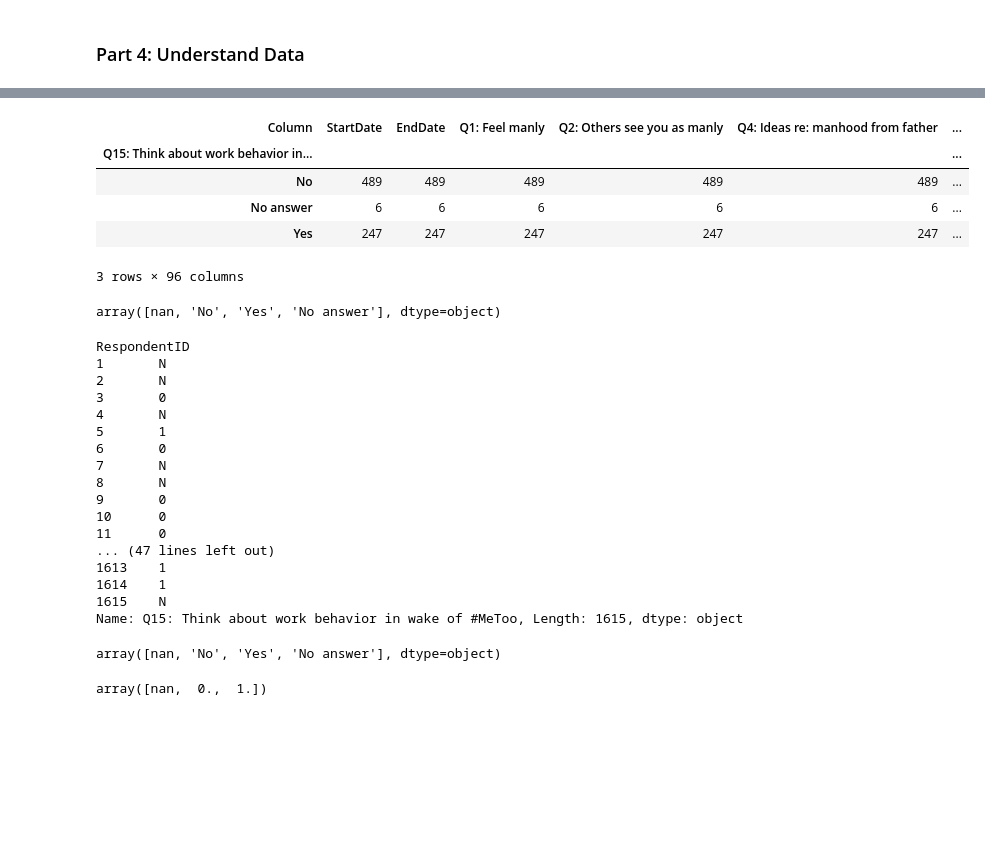
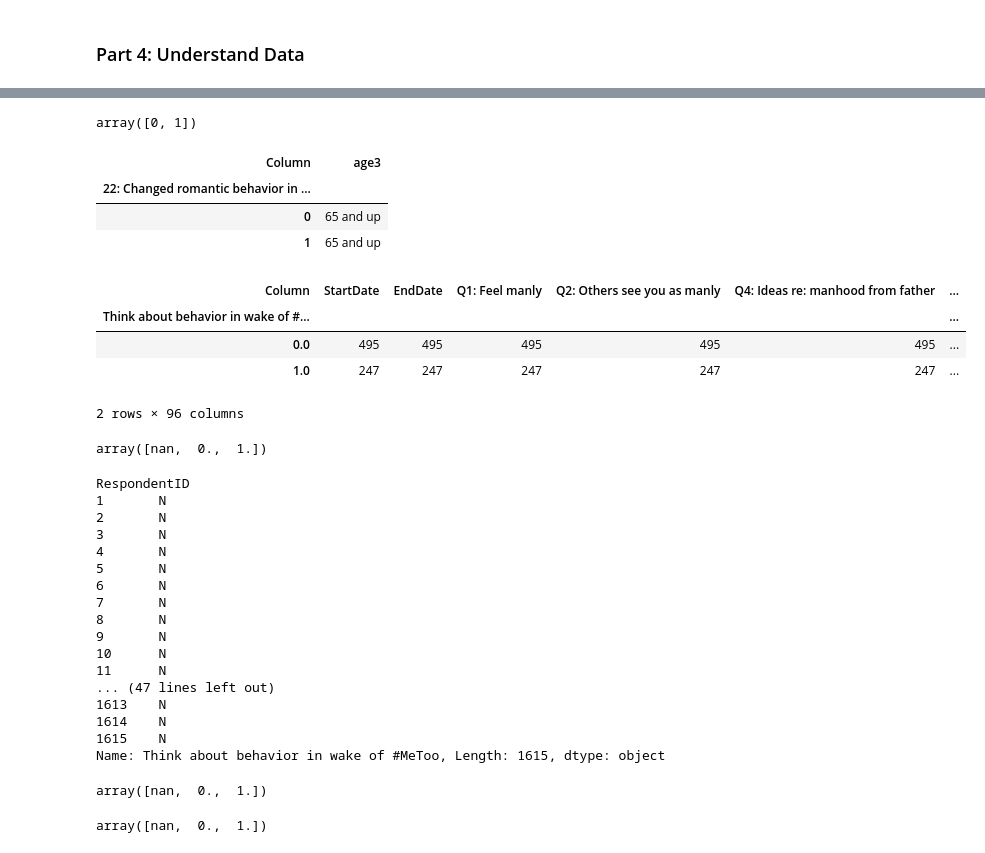
Before and after one commit to VinArchitext/project4_ga, a Jupyter notebook: being_a_man_survey.ipynb, the cells around one changed output, grey strips where cells are left out. Cells and saved outputs as stored; diff of their text form; code cells hidden in the pictures; blank space fills up the shorter version.

```diff
--- a/being_a_man_survey.ipynb
+++ b/being_a_man_survey.ipynb
@@ -148,9 +151,9 @@ survey.rename(columns={'q0008_0001' : 'Q8: Worry daily about height','q0008_0002
 # %%
-survey.rename(columns={'q0008_0004' : 'Q8: Worry daily about body','q0008_0005' : 'Q8: Worry daily about genitalia','q0008_0007' : 'Q8: Worry daily about quality or quantity of sex','q0008_0006' : 'Q8: Worry daily about clothing','q0008_0008' : 'Q8: Worry daily about mental health',},inplace=True)
+survey.rename(columns={'q0008_0004' : 'Worry daily about body','q0008_0005' : 'Q8: Worry daily about genitalia','q0008_0007' : 'Q8: Worry daily about quality or quantity of sex','q0008_0006' : 'Q8: Worry daily about clothing','q0008_0008' : 'Q8: Worry daily about mental health',},inplace=True)
 # %%
-survey.rename(columns={'q0008_0009' : 'Q8: Worry daily about physical health','q0008_0010' : 'Q8: Worry daily about finances','q0008_0011' : 'Q8: Worry daily about family','q0008_0012' : 'Q8: Worry daily about none above'},inplace=True)
+survey.rename(columns={'q0008_0009' : 'Worry daily about physical health','q0008_0010' : 'Q8: Worry daily about finances','q0008_0011' : 'Q8: Worry daily about family','q0008_0012' : 'Q8: Worry daily about none above'},inplace=True)
 # %%
-survey.rename(columns={'q0009' : 'Q9: Employment status'}, inplace=True)
+survey.rename(columns={'q0009' : 'Employment status'}, inplace=True)
 # %%
 survey.rename(columns={'q0010_0001' : 'Q10: Money advantage','q0010_0001' : 'Q10: Money advantage','q0010_0002' : 'Q10: Taken seriously advantage','q0010_0003' : 'Q10: Choice advantage','q0010_0004' : 'Q10: Promotion advantage','q0010_0005' : 'Q10: Explicit praise advantage','q0010_0006' : 'Q10: Manager support advantage','q0010_0007' : 'Q10: Other advantage','q0010_0008' : 'Q10: None above advantage',}, inplace=True)
 # %%
@@ -168,7 +171,7 @@ survey.rename(columns={'q0020_0001' : 'Q20: Gauge interest by reading body langu
 # %%
 survey.rename(columns={'Heard of #MeToo':'Q14: Heard of #MeToo'},inplace=True)
 # %%
-survey.rename(columns={'Think about behavior in wake of #MeToo':'Q15: Think about work behavior in wake of #MeToo'},inplace=True)
+survey.rename(columns={'Q15: Think about work behavior in wake of #MeToo':'Q15_Think_about_work_behavior_#MeToo'},inplace=True)
 # %%
 survey.rename(columns={'Expected to make first move':'Q17: Expected to make first move'},inplace=True)
 # %%
@@ -338,17 +458,30 @@ survey.groupby(['22: Changed romantic behavior in #MeToo wake']).count()
+# %%
+#unique values
+survey['22: Changed romantic behavior in #MeToo wake'].unique()
+# %% [output]
+array([0, 1])
+# %%
+#describe
+#survey['22: Changed romantic behavior in #MeToo wake','Q35: Region','age3','kids','orientation','race2','racethn4']
+survey[['22: Changed romantic behavior in #MeToo wake','age3']].groupby('22: Changed romantic behavior in #MeToo wake').max().sort_values('age3',ascending=False)
+# %% [output]
+| Column | age3 |
+| 22: Changed romantic behavior in ... |  |
+| 0 | 65 and up |
+| 1 | 65 and up |
 # %%
 #groupby Think about work behavior
-survey.groupby(['Q15: Think about work behavior in wake of #MeToo']).count()
+survey.groupby(['Think about behavior in wake of #MeToo']).count()
 # %% [output]
 | Column | StartDate | EndDate | Q1: Feel manly | Q2: Others see you as manly | Q4: Ideas re: manhood from father | ... |
-| Q15: Think about work behavior in... |  |  |  |  |  | ... |
-| No | 489 | 489 | 489 | 489 | 489 | ... |
-| No answer | 6 | 6 | 6 | 6 | 6 | ... |
-| Yes | 247 | 247 | 247 | 247 | 247 | ... |
+| Think about behavior in wake of #... |  |  |  |  |  | ... |
+| 0.0 | 495 | 495 | 495 | 495 | 495 | ... |
+| 1.0 | 247 | 247 | 247 | 247 | 247 | ... |
-3 rows × 96 columns
+2 rows × 96 columns
 # %%
-survey['Q15: Think about work behavior in wake of #MeToo'].unique()
+survey['Think about behavior in wake of #MeToo'].unique()
 # %% [output]
-array([nan, 'No', 'Yes', 'No answer'], dtype=object)
+array([nan,  0.,  1.])
 # %%
 def letter_to_digit(letter):
     letter_dict = {
@@ -361,27 +494,27 @@ def letter_to_digit(letter):
     except KeyError:
         return 'N'
 # %%
-survey['Q15: Think about work behavior in wake of #MeToo'].apply(letter_to_digit)
+survey['Think about behavior in wake of #MeToo'].apply(letter_to_digit)
 # %% [output]
 RespondentID
 1       N
 2       N
-3       0
+3       N
 4       N
-5       1
-6       0
+5       N
+6       N
 7       N
 8       N
-9       0
-10      0
-11      0
+9       N
+10      N
+11      N
 ... (47 lines left out)
-1613    1
-1614    1
+1613    N
+1614    N
 1615    N
-Name: Q15: Think about work behavior in wake of #MeToo, Length: 1615, dtype: object
+Name: Think about behavior in wake of #MeToo, Length: 1615, dtype: object
 # %%
-survey['Q15: Think about work behavior in wake of #MeToo'].unique()
+survey['Think about behavior in wake of #MeToo'].unique()
 # %% [output]
-array([nan, 'No', 'Yes', 'No answer'], dtype=object)
+array([nan,  0.,  1.])
 # %%
```
Also changed, not shown: parts of 63 cells of this notebook.
